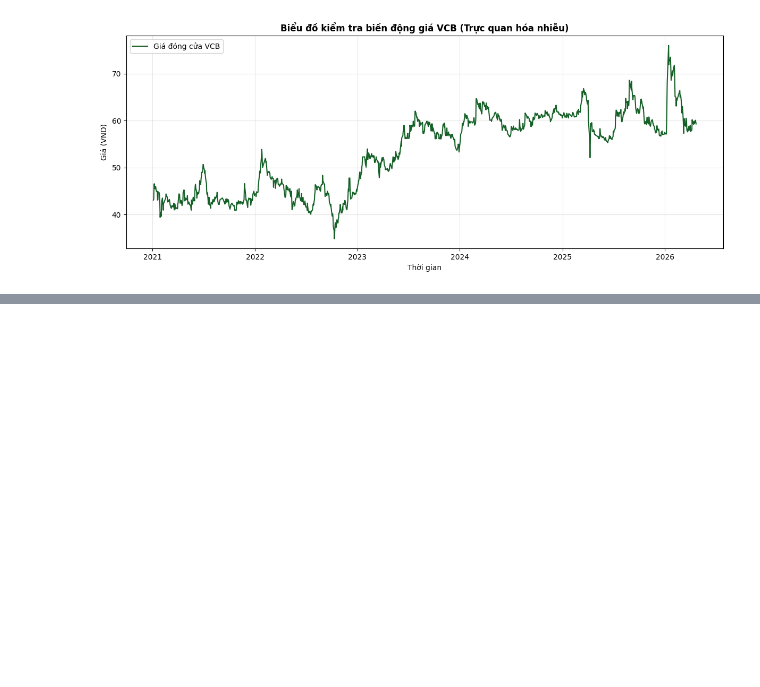
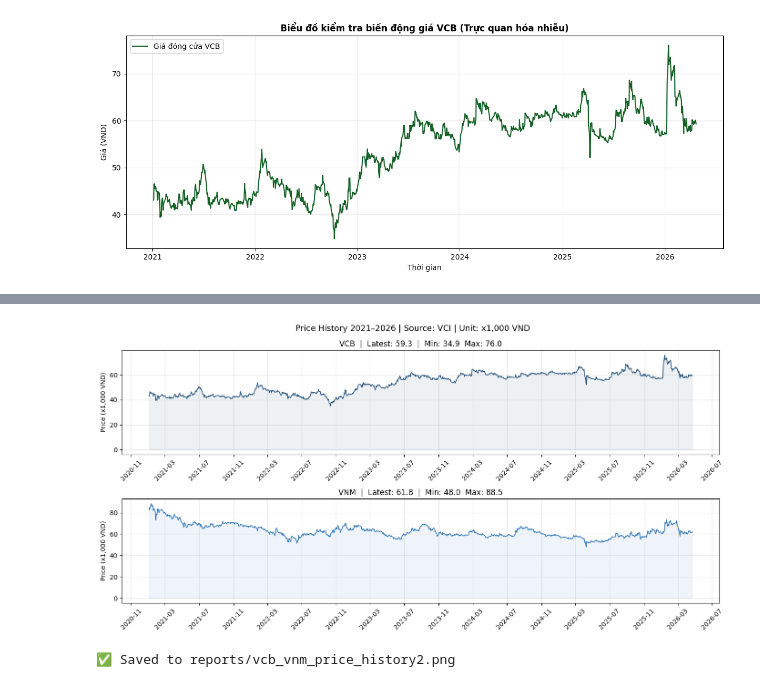
Before and after one commit to MCTGiang/vn-portfolio-optimizer, a Jupyter notebook: notebooks/07.Test_Streamlit.ipynb, the cells around one changed output, grey strips where cells are left out. Cells and saved outputs as stored; diff of their text form; code cells hidden in the pictures; blank space fills up the shorter version.

```diff
--- a/notebooks/07.Test_Streamlit.ipynb
+++ b/notebooks/07.Test_Streamlit.ipynb
@@ -347,0 +434,27 @@ BÁO CÁO KIỂM TRA CHẤT LƯỢNG DỮ LIỆU (NGUỒN: KBS)
+# %%
+import matplotlib.pyplot as plt
+import matplotlib.dates as mdates
+from data_loader import load_from_db
+
+fig, axes = plt.subplots(2, 1, figsize=(14, 7))
+fig.suptitle('Price History 2021–2026 | Source: VCI | Unit: x1,000 VND', fontsize=13)
+
+for ax, ticker, color in zip(axes, ['VCB', 'VNM'], ['#1F4E79', '#2E75B6']):
+    df = load_from_db(ticker, '2021-01-01', '2026-04-22')
+    ax.plot(df.index, df['Close'], color=color, linewidth=1.2)
+    ax.fill_between(df.index, df['Close'], alpha=0.08, color=color)
+    ax.set_title(f'{ticker}  |  Latest: {df["Close"].iloc[-1]:.1f}  |  '
+                 f'Min: {df["Close"].min():.1f}  Max: {df["Close"].max():.1f}')
+    ax.set_ylabel('Price (x1,000 VND)')
+    ax.xaxis.set_major_formatter(mdates.DateFormatter('%Y-%m'))
+    ax.xaxis.set_major_locator(mdates.MonthLocator(interval=4))
+    ax.tick_params(axis='x', rotation=45)
+    ax.grid(True, alpha=0.3)
+
+plt.tight_layout()
+plt.savefig('../reports/vcb_vnm_price_history2.png', dpi=150, bbox_inches='tight')
+plt.show()
+print("✅ Saved to reports/vcb_vnm_price_history2.png")
+# %% [output]
+[figure, added]
+✅ Saved to reports/vcb_vnm_price_history2.png
```
Also changed, not shown: parts of 5 cells of this notebook, 4 other files.
